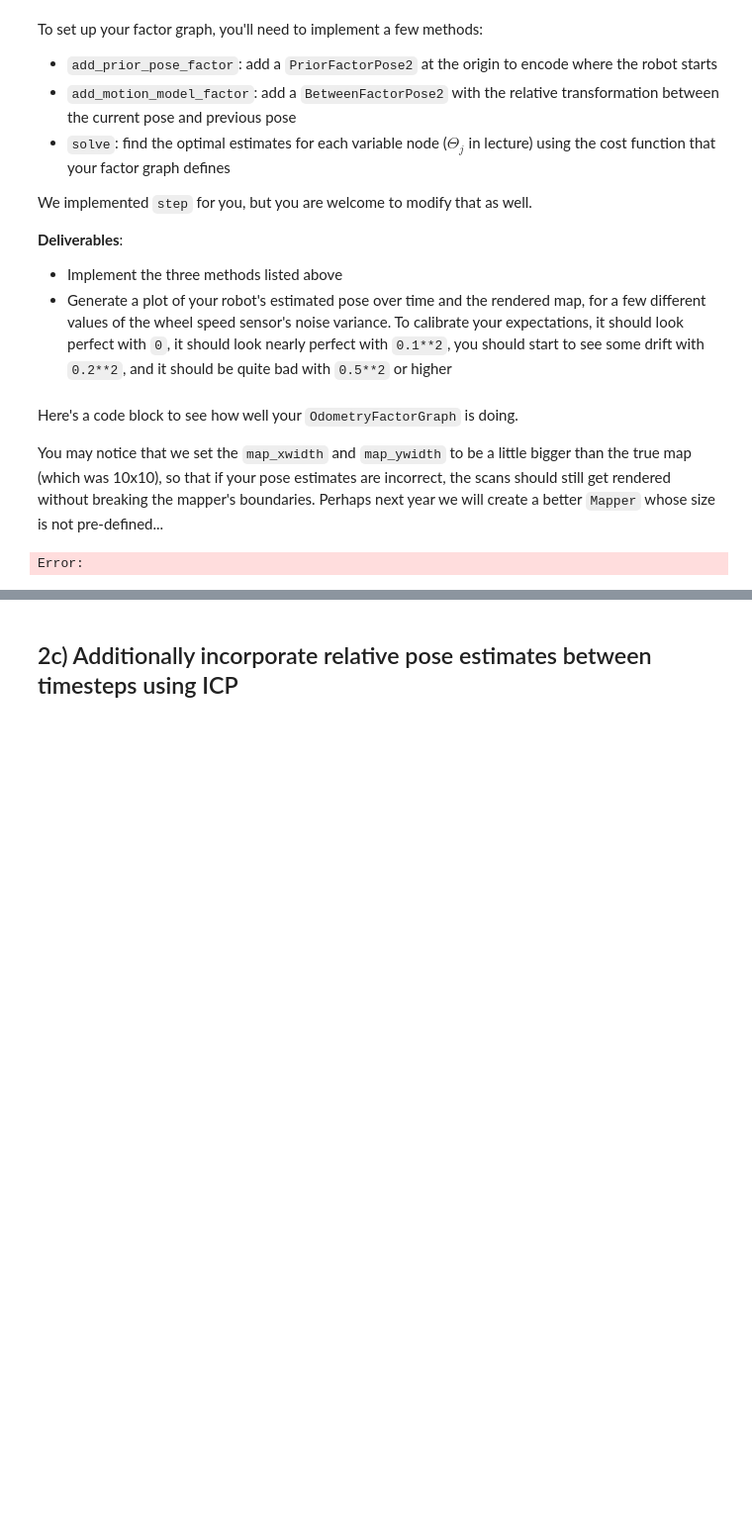
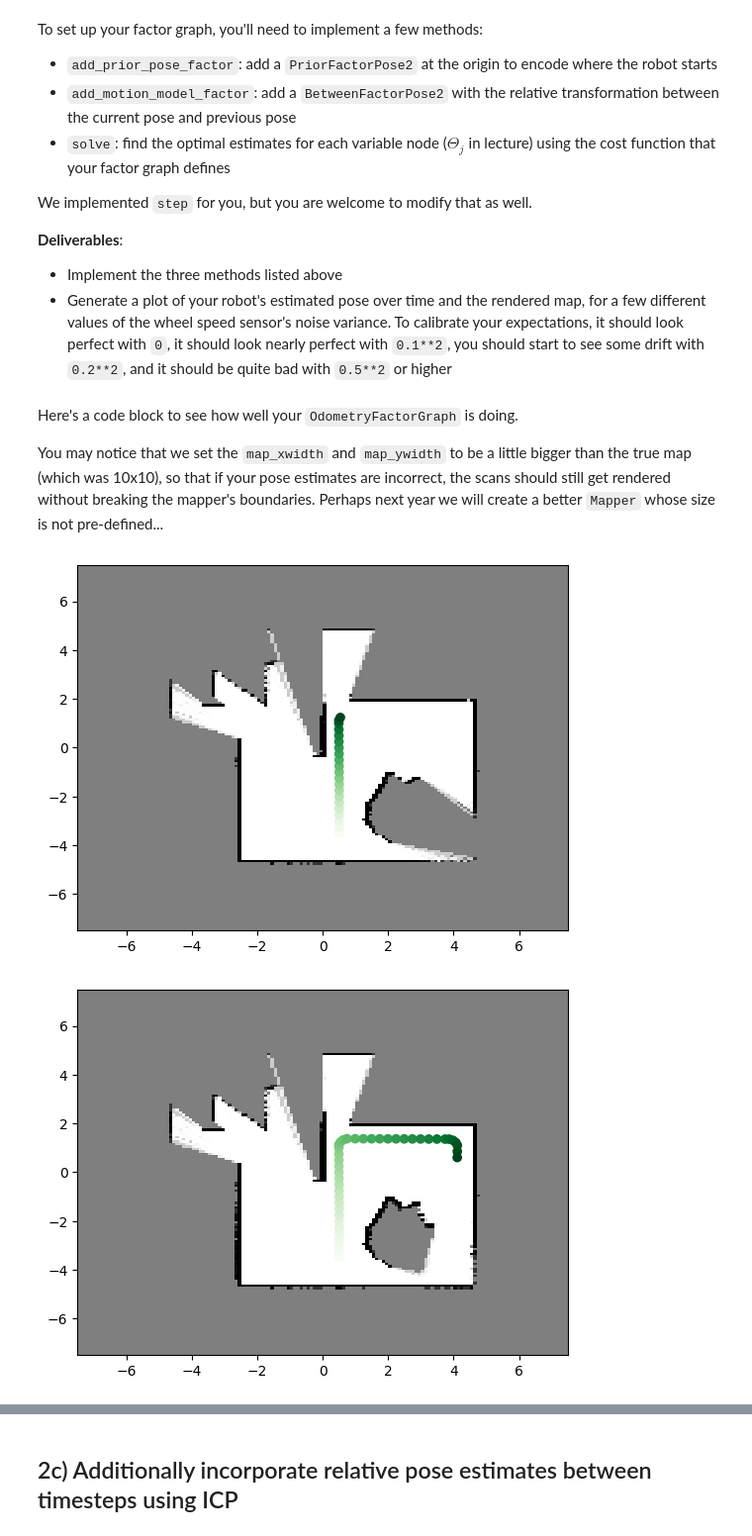
Before and after one commit to rohith-poola/MR, a Jupyter notebook: A5/MR_HW5.ipynb, the cells around one changed output, grey strips where cells are left out. Shown at 99% size. Drawn from its saved outputs; the diff is of its cells as text; code cells hidden in the pictures; blank space fills up the shorter version.

```diff
--- a/A5/MR_HW5.ipynb
+++ b/A5/MR_HW5.ipynb
@@ -110,7 +114,7 @@ class ICP:
             C = self.estimate_correspondences(X, Y, t, R)
             t, R = self.compute_optimal_rigid_registration(X, Y, C)
             rmse = RMSE(X, Y, C, t, R)
-            print(f'RMSE {i}: {rmse}')
+            # print(f'RMSE {i}: {rmse}')
             i += 1
         # raise NotImplementedError
 
@@ -164,7 +168,11 @@ class ICP:
 
         W = Yvectors.T @ Xvectors
         U, sig, Vt = np.linalg.svd(W)
-        R = U @ Vt
+
+        S = np.eye(U.shape[1])
+        S[-1, -1] = np.linalg.det(U @ Vt)
+
+        R = U @ S @ Vt
         t = Ycentroid - R @ Xcentroid
 
         # print(f'R: {R}')
@@ -658,30 +649,37 @@ class OdometryFactorGraph:
         # Create a BetweenFactorPose2 between self.poses[-2] and self.poses[-1]
         # Add that factor to self.graph
         # Add initial estimate for self.poses[-1]
-        self.graph.add(gtsam.BetweenFactorPose2(
-            self.poses[-2],
-            self.poses[-1],
-            self.motion_model.step(self.poses[-2], control),
-            self.odometry_noise))
 
-        raise NotImplementedError
+        prev_pose = self.initial_estimate.atPose2(self.poses[-2])  # Get last known pose
+        propogated_pose = self.motion_model.step(np.array([prev_pose.x(), prev_pose.y(), prev_pose.theta()]), control, self.dt)
+        new_pose = gtsam.Pose2(propogated_pose[0], propogated_pose[1], propogated_pose[2])
+        relative_pose = prev_pose.inverse().compose(new_pose)
+        self.graph.add(gtsam.BetweenFactorPose2(self.poses[-2], self.poses[-1], relative_pose, self.odometry_noise))
+        self.initial_estimate.insert(self.poses[-1], new_pose)
+
+        # raise NotImplementedError
 
     def add_prior_pose_factor(self) -> None:
         # Create a PriorFactorPose2 for self.poses[-1]
         # Add that factor to self.graph
         # Don't forget to add an initial (global) estimate for that pose!
-        intial_pose = gtsam.pose(0, 0, 0)
+        intial_pose = gtsam.Pose2(0, 0, 0)
         self.graph.add(gtsam.PriorFactorPose2(self.poses[-1], intial_pose, self.prior_noise))
-        # print(f'Intintal Estimate = {self.initial_estimate}')
+        self.initial_estimate.insert(self.poses[-1], intial_pose)
 
-        raise NotImplementedError
+        # raise NotImplementedError
 
     def solve(self):
         # Optimize current self.graph using self.initial_estimate and params
         # Return the result (from optimizer.optimize()) and corresponding
         # marginals (from gtsam.Marginals(self.graph, result))
 
-        raise NotImplementedError
+        # params = gtsam.LevenbergMarquardtParams()
+        # optimizer = gtsam.LevenbergMarquardtOptimizer(self.graph, self.initial_estimate, params)
+        optimizer = gtsam.GaussNewtonOptimizer(self.graph, self.initial_estimate)
+        result = optimizer.optimize()
+        marginals = gtsam.Marginals(self.graph, result)
+        # raise NotImplementedError
 
         return result, marginals
 
@@ -738,7 +736,7 @@ np.random.seed(0)
 # You can change the variance arg in env.unwrapped.sensor_models["wheel_speeds"]
 env.unwrapped.sensor_models = {
     "state": sensor_models.StateFeedback(),
-    "wheel_speeds": sensor_models.NoisyWheelSpeedSensor(variance=0.5**2),
+    "wheel_speeds": sensor_models.NoisyWheelSpeedSensor(variance=0.1**2),
     "lidar": sensor_models.Lidar2D(
         env.unwrapped.map,
         num_beams=360,
@@ -759,31 +757,32 @@ obs = env.unwrapped._get_obs()  # pylint:disable=protected-access
 
 # Instantiate your OdometryFactorGraph class, which will be queried as the robot moves
 odometry = OdometryFactorGraph(dt=env.unwrapped.dt)
 
 states = []
 lidar_measurements = []
 
 for step_num, t in enumerate(np.arange(0, 40, env.unwrapped.dt)):
 
     # calculate which action to implement on this timestep
     action_twist = control_policy.get_action(t)
 
     # Extract sensor data
     states.append(obs["state"])
     lidar_measurements.append(obs["lidar"])
     measured_twist = wheel_speed_to_twist(obs["wheel_speeds"])
 
     # Update the factor graph with this step's odometry info & re-solve
     estimates = odometry.step(obs, measured_twist)
 
     # Update the map with latest pose estimates & lidar scans
     if step_num % 20 == 0 and step_num > 0:
         compute_map(estimates["pose_means"], lidar_measurements, initial_state=initial_state, pause=0.1, map_xwidth=15, map_ywidth=15)
 
     # Advance the simulator (i.e., robot moves and makes a new measurement)
     obs, _, _, _, _ = env.step(action_twist)
 
 # Calculate a final map after the full trajectory
 compute_map(estimates["pose_means"], lidar_measurements, initial_state=initial_state, pause=False, show=True, map_xwidth=15, map_ywidth=15)
 # %% [output]
-Error:
+[figure, added]
+[figure, added]
```
Also changed, not shown: parts of 9 cells of this notebook.
